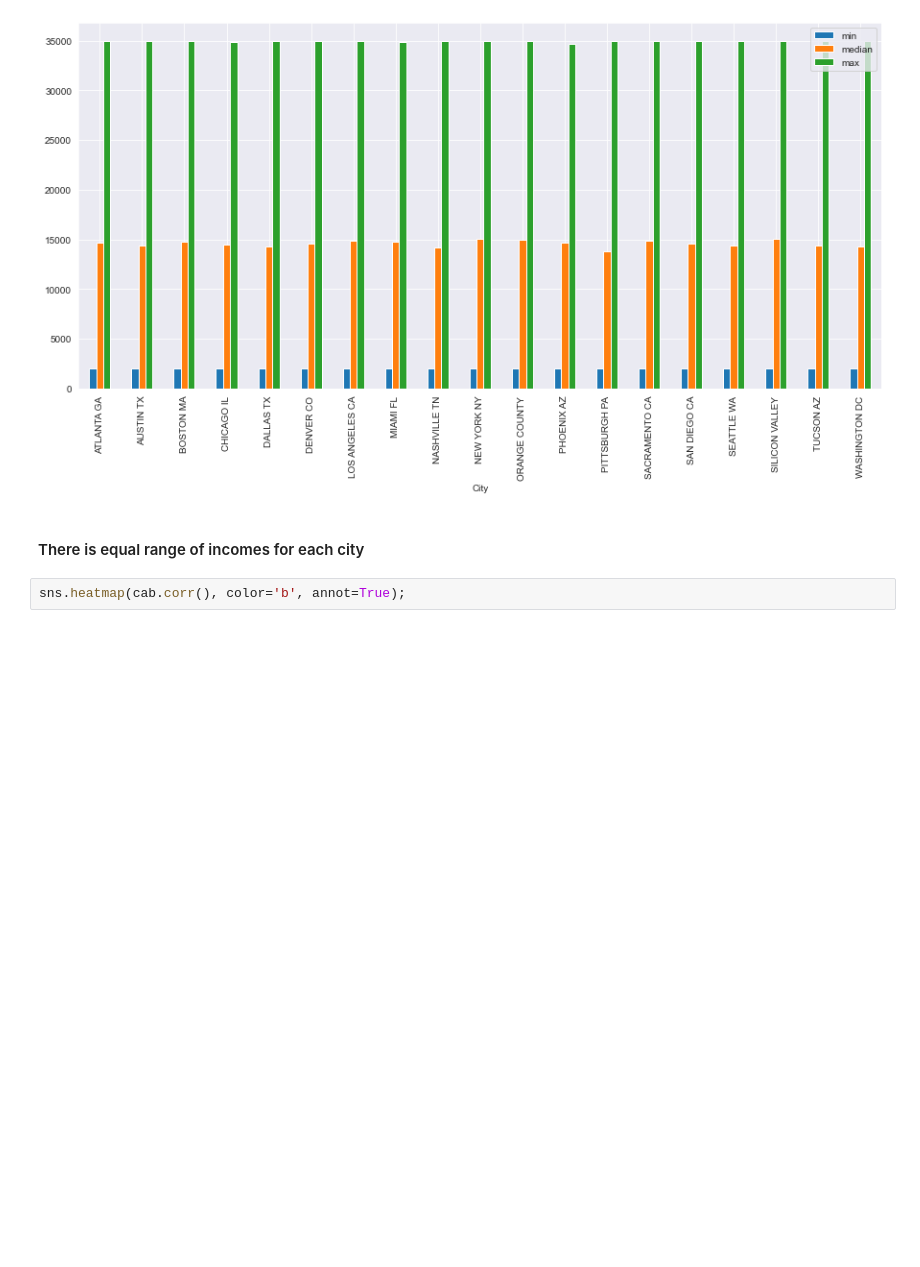
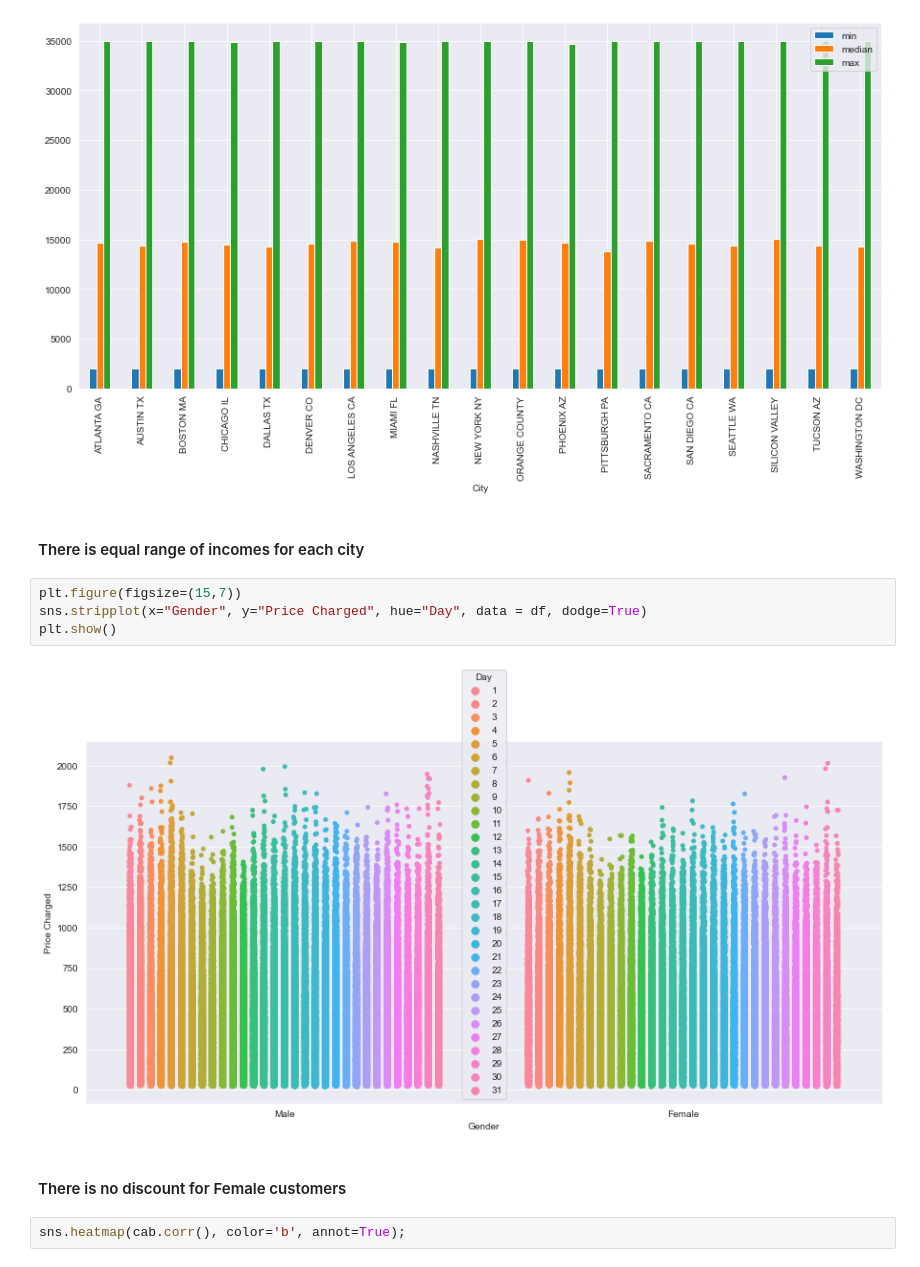
Before and after one commit to swapnilvishwakarma/Insight-for-Cab-Investment-firm, a Jupyter notebook: Final Insights.ipynb, the cells around one changed output. Drawn from its saved outputs; the diff is of its cells as text; blank space fills up the shorter version.

```diff
--- a/Final Insights.ipynb
+++ b/Final Insights.ipynb
@@ -506,6 +508,14 @@ city_grp['Income (USD/Month)'].agg(['median', 'mean', 'min', 'max'])
 [figure]
 # %% [markdown]
 #### There is equal range of incomes for each city
+# %%
+plt.figure(figsize=(15,7))
+sns.stripplot(x="Gender", y="Price Charged", hue="Day", data = df, dodge=True)
+plt.show()
+# %% [output]
+[figure, added]
+# %% [markdown]
+#### There is no discount for Female customers
 # %%
 sns.heatmap(cab.corr(), color='b', annot=True);
 # %% [output]
```
Also changed, not shown: parts of 10 cells of this notebook, 3 other files.
